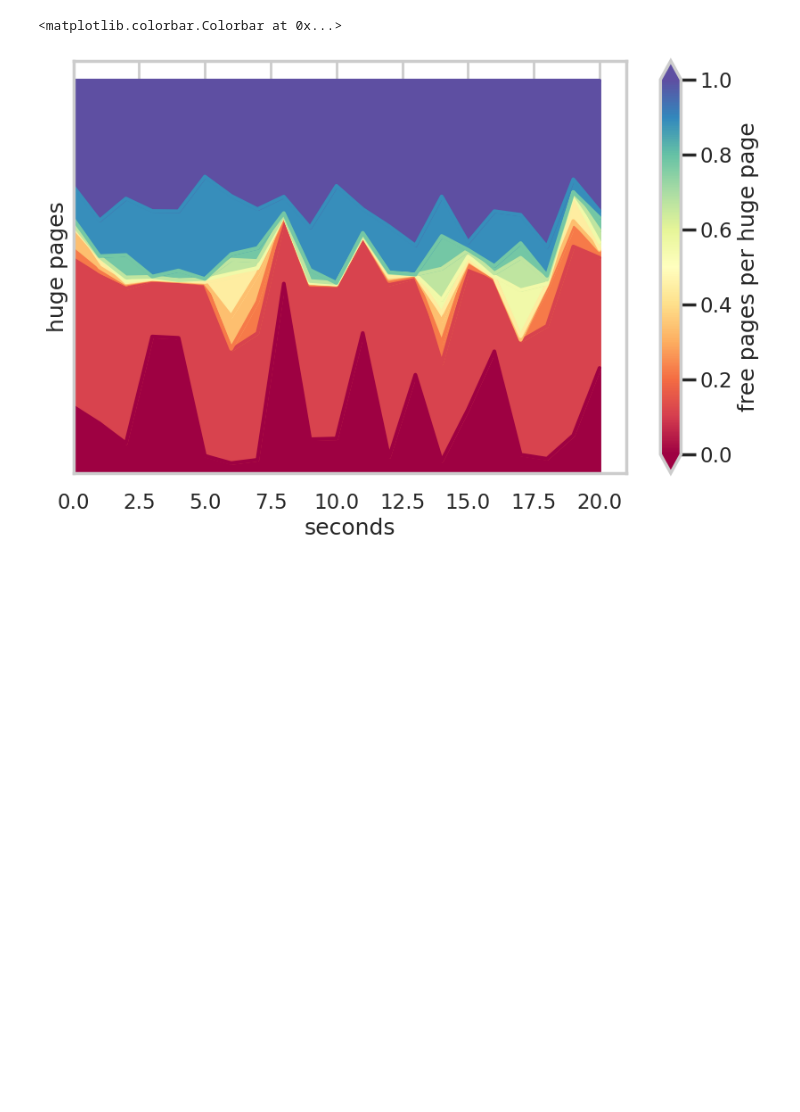
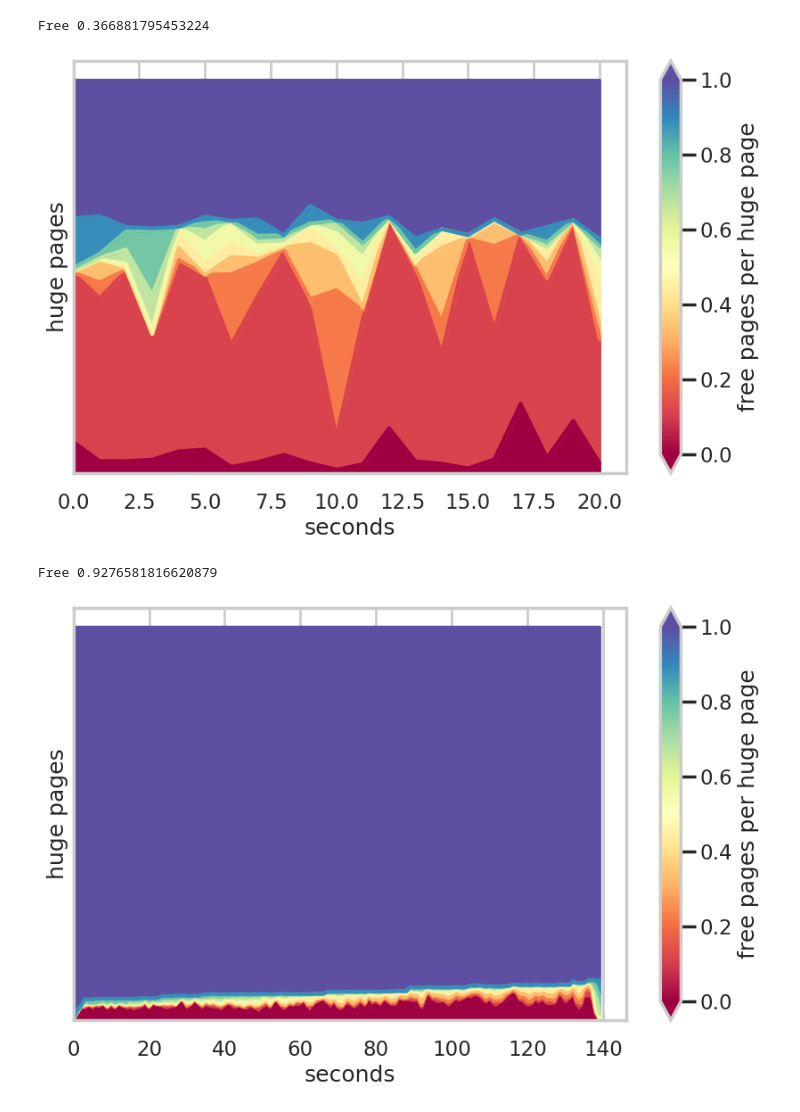
Before and after one commit to luhsra/llfree-rs, a Jupyter notebook: results/frag.ipynb, the cells around one changed output. Drawn from its saved outputs; the diff is of its cells as text; code cells hidden in the pictures; blank space fills up the shorter version.

```diff
--- a/results/frag.ipynb
+++ b/results/frag.ipynb
@@ -187,22 +191,29 @@ buckets.plot.area(ax=ax, xlim=(0, None), xlabel="seconds",
                ylabel="huge pages", yticks=[], legend=False, colormap=cmap)
 plt.colorbar(cm.ScalarMappable(cmap=cmap), ax=ax, extend="both",
              label="free pages per huge page")
+
+print("Free", buckets[9].sum() / buckets.sum().sum())
 # %% [output]
-<matplotlib.colorbar.Colorbar at 0x...>
+Free 0.366881795453224
-[figure, old version]
+[figure, new version]
 # %%
-data = parse_fragout(Path("record-c.txt"))
+data = parse_fragout(Path("replay-c.csv"))
 per_huge = data[[*data.columns[2:]]]
 buckets = per_huge.apply(pd.value_counts, axis=1).fillna(0)
 
 fix, ax = plt.subplots()
 fix.set_figwidth(10)
 fix.set_figheight(6)
 fix.set_facecolor("white")
 
 cmap = sns.color_palette("Spectral", as_cmap=True, n_colors=10)
 
 buckets.plot.area(ax=ax, xlim=(0, None), xlabel="seconds",
                ylabel="huge pages", yticks=[], legend=False, colormap=cmap)
 plt.colorbar(cm.ScalarMappable(cmap=cmap), ax=ax, extend="both",
              label="free pages per huge page")
+
+print("Free", buckets[9].sum() / buckets.sum().sum())
+# %% [output]
+Free 0.9276581816620879
+[figure, added]
```
Also changed, not shown: parts of 10 cells of this notebook, 15 other files.
